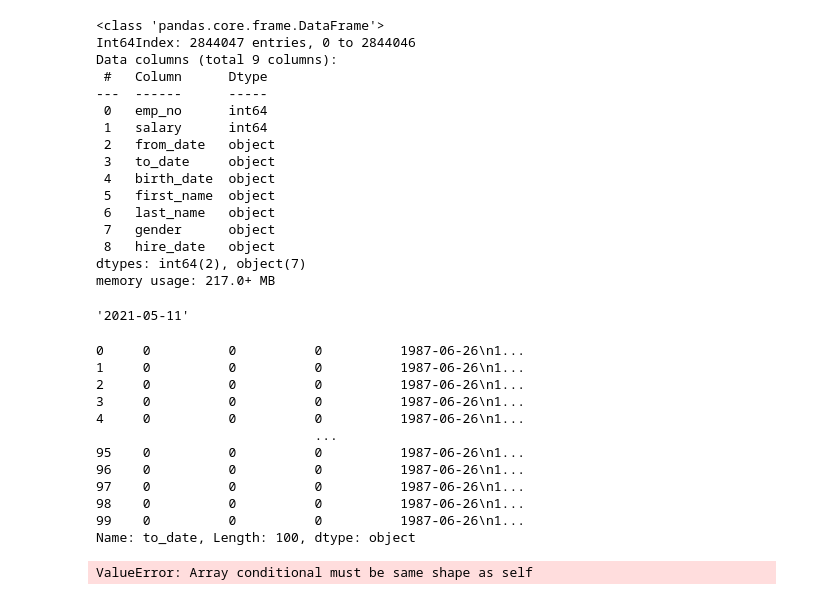
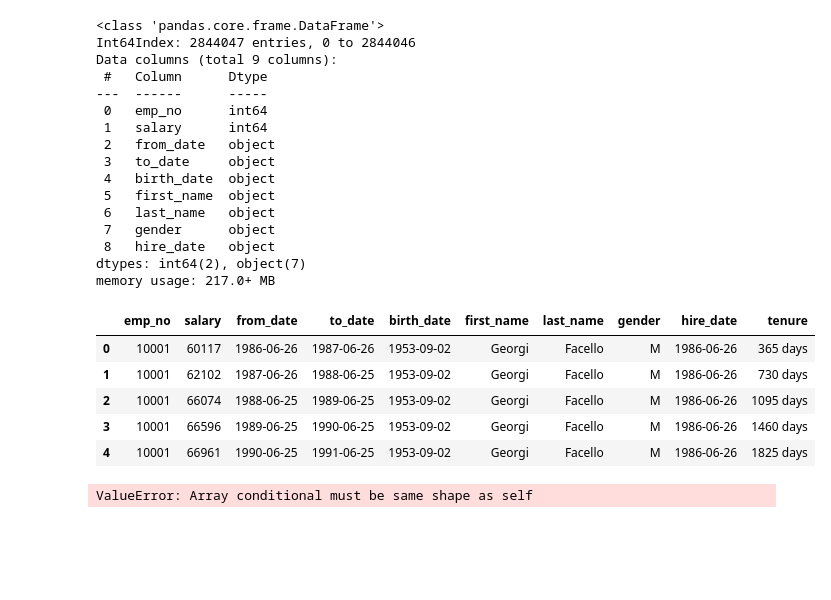
Before and after one commit to albertopuentes/statistics-exercises, a Jupyter notebook: hypothesis_testing.ipynb, the cells around one changed output. Drawn from its saved outputs; the diff is of its cells as text; code cells hidden in the pictures; blank space fills up the shorter version.

```diff
--- a/hypothesis_testing.ipynb
+++ b/hypothesis_testing.ipynb
@@ -307,23 +307,8 @@ Data columns (total 9 columns):
 dtypes: int64(2), object(7)
 memory usage: 217.0+ MB
 # %%
+# to convert 9999-01-01 to 2021-05-11 had to change object to byte then to string
 sal_emp['to_date'] = sal_emp['to_date'].astype('|S')
 sal_emp['to_date'] = sal_emp['to_date'].str.decode('utf-8')
 sal_emp['to_date'] = sal_emp['to_date'].str.replace('9999-01-01', '2021-05-11')
+sal_emp['to_date'] = pd.to_datetime(sal_emp['to_date'])
-# %% [output]
-'2021-05-11'
-# %%
-= sal_emp['to_date'].str.replace('9999-01-01', '2021-05-11')
-# %% [output]
-0     0          0          0          1987-06-26\n1...
-1     0          0          0          1987-06-26\n1...
-2     0          0          0          1987-06-26\n1...
-3     0          0          0          1987-06-26\n1...
-4     0          0          0          1987-06-26\n1...
-                            ...
-95    0          0          0          1987-06-26\n1...
-96    0          0          0          1987-06-26\n1...
-97    0          0          0          1987-06-26\n1...
-98    0          0          0          1987-06-26\n1...
-99    0          0          0          1987-06-26\n1...
-Name: to_date, Length: 100, dtype: object
@@ -332,3 +315,15 @@ salaries_df['to_date']= salaries_df['to_date'].replace(to_replace = salaries_df[
+# %%
+from datetime import datetime
+sal_emp['to_date'] = pd.to_datetime(sal_emp['to_date'])
+sal_emp['hire_date'] = pd.to_datetime(sal_emp['hire_date'])
+sal_emp['tenure'] = sal_emp['to_date']-sal_emp['hire_date']
+# %% [output]
+|  | emp_no | salary | from_date | to_date | birth_date | first_name | last_name | gender | hire_date | tenure |
+| 0 | 10001 | 60117 | 1986-06-26 | 1987-06-26 | 1953-09-02 | Georgi | Facello | M | 1986-06-26 | 365 days |
+| 1 | 10001 | 62102 | 1987-06-26 | 1988-06-25 | 1953-09-02 | Georgi | Facello | M | 1986-06-26 | 730 days |
+| 2 | 10001 | 66074 | 1988-06-25 | 1989-06-25 | 1953-09-02 | Georgi | Facello | M | 1986-06-26 | 1095 days |
+| 3 | 10001 | 66596 | 1989-06-25 | 1990-06-25 | 1953-09-02 | Georgi | Facello | M | 1986-06-26 | 1460 days |
+| 4 | 10001 | 66961 | 1990-06-25 | 1991-06-25 | 1953-09-02 | Georgi | Facello | M | 1986-06-26 | 1825 days |
 # %%
 salary_title_df['to_date'].where('9999-01-01', '2021-05-11')
 # %% [output]
```
Also changed, not shown: parts of 1 cell of this notebook.
